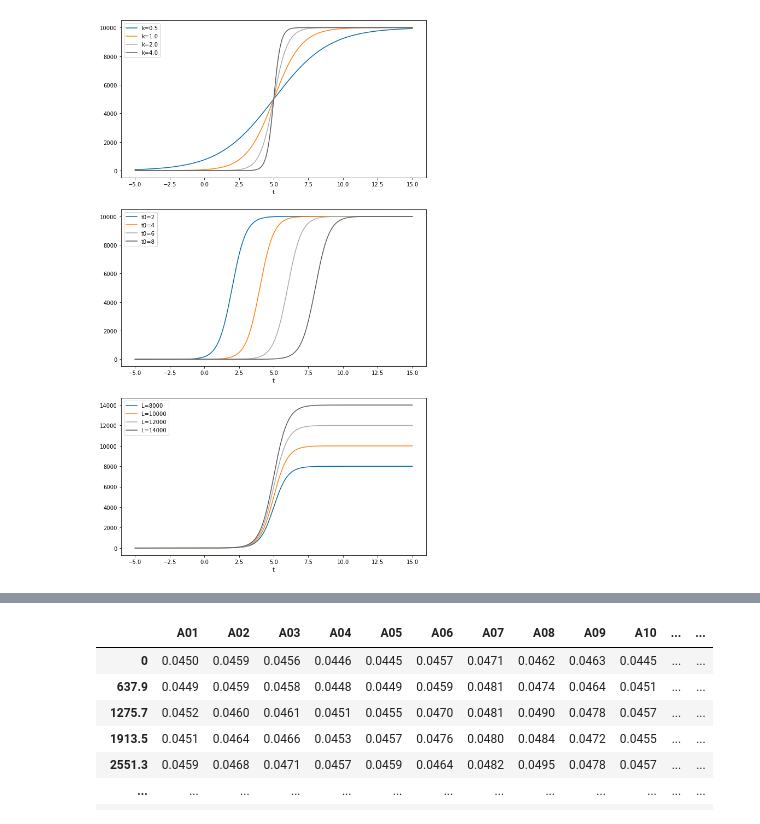
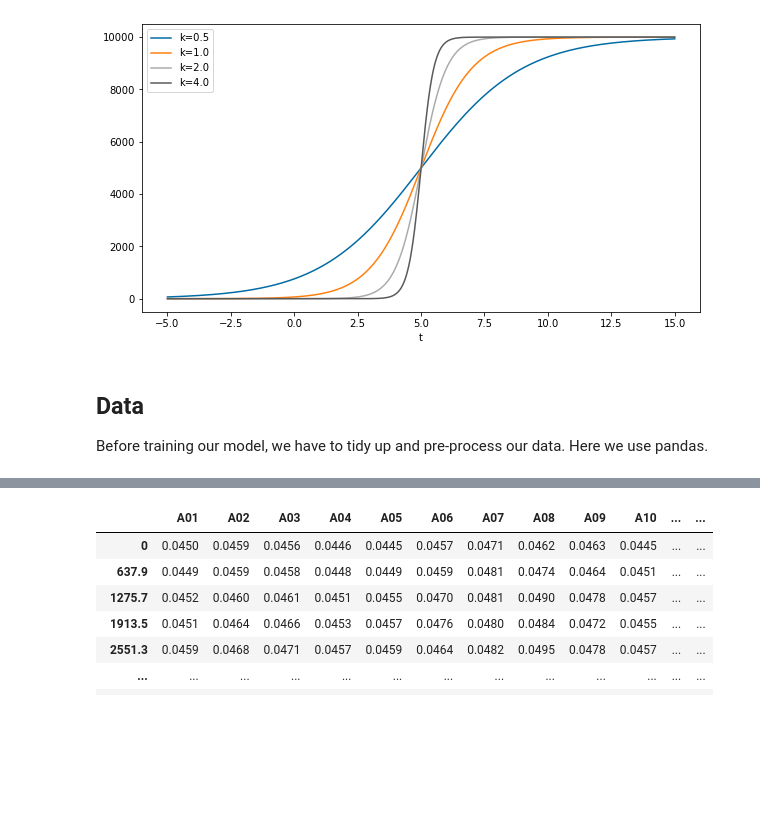
Before and after one commit to jasonliuuu/igem-model, a Jupyter notebook: main.ipynb, the cells around one changed output, grey strips where cells are left out. Saved outputs shown, nothing was run; the diff lists cells and outputs as text; code cells hidden in the pictures; blank space fills up the shorter version.

```diff
--- a/main.ipynb
+++ b/main.ipynb
@@ -12,34 +39,20 @@ FS = (8, 4)  # figure size
 # %%
-# Giving it some tries
+# Some typical logistic curves
 t = np.linspace(-5, 15, 1000)
 
 fig = plt.figure(figsize=(10, 18))
 
 ax = fig.add_subplot(3, 1, 1)
 t0, L = 5., 10000.
 for k in [0.5,1.,2.,4.]:
     D = L / (1. + np.exp(-k * (t - t0)))
     _ = plt.plot(t, D, label=f'k={k}')
 _ = ax.legend()
 _ = ax.set_xlabel('t')
-
-ax = fig.add_subplot(3, 1, 2)
-L, k = 10000., 2
-for t0 in [2,4,6,8]:
-    D = L / (1. + np.exp(-k * (t - t0)))
-    _ = plt.plot(t, D, label=f't0={t0}')
-_ = ax.legend()
-_ = ax.set_xlabel('t')
-
-ax = fig.add_subplot(3, 1, 3)
-t0, k = 5., 2
-for L in range(4, 8):
-    L *= 2000
-    D = L / (1. + np.exp(-k * (t - t0)))
-    _ = plt.plot(t, D, label=f'L={L}')
-_ = ax.legend()
-_ = ax.set_xlabel('t')
 # %% [output]
-[figure, old version]
+[figure, new version]
+# %% [markdown]
+## Data
+Before training our model, we have to tidy up and pre-process our data. Here we use pandas.
 # %%
 df = pd.read_csv('experimental_results.csv')
```
Also changed, not shown: parts of 64 cells of this notebook, 14 other files.
